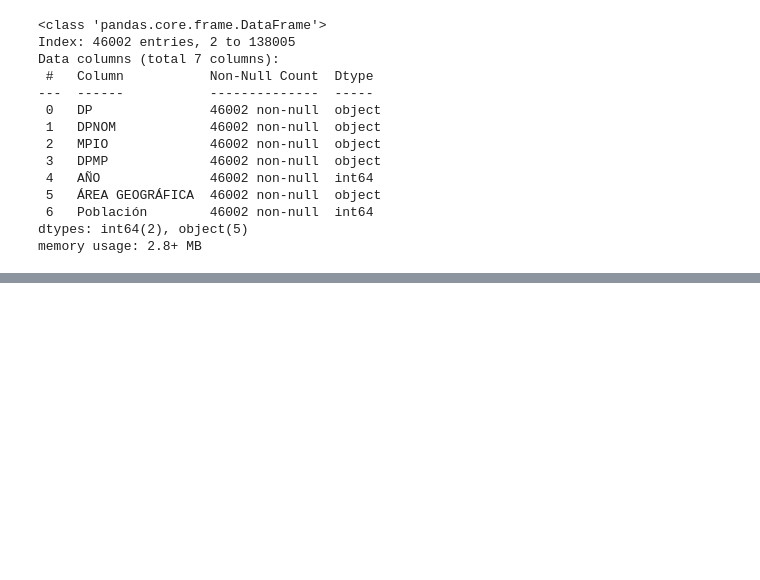
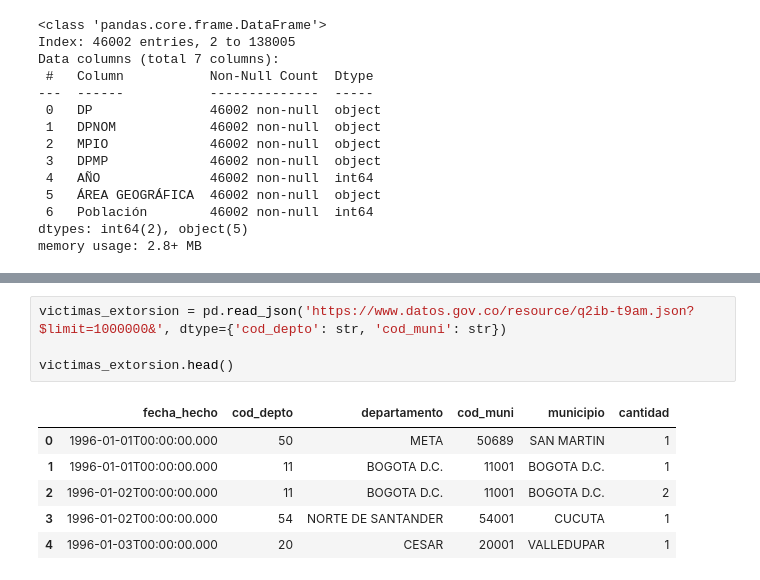
Before and after one commit to SPMINE-2425/repo_jaecheverrys, a Jupyter notebook: Código/exploracion_secuestros.ipynb, the cells around one changed output, grey strips where cells are left out. Cells and saved outputs as stored; diff of their text form; blank space fills up the shorter version.

```diff
--- a/Código/exploracion_secuestros.ipynb
+++ b/Código/exploracion_secuestros.ipynb
@@ -251,0 +301,11 @@ memory usage: 2.8+ MB
+# %%
+victimas_extorsion = pd.read_json('https://www.datos.gov.co/resource/q2ib-t9am.json?$limit=1000000&', dtype={'cod_depto': str, 'cod_muni': str})
+
+victimas_extorsion.head()
+# %% [output]
+|  | fecha_hecho | cod_depto | departamento | cod_muni | municipio | cantidad |
+| 0 | 1996-01-01T00:00:00.000 | 50 | META | 50689 | SAN MARTIN | 1 |
+| 1 | 1996-01-01T00:00:00.000 | 11 | BOGOTA D.C. | 11001 | BOGOTA D.C. | 1 |
+| 2 | 1996-01-02T00:00:00.000 | 11 | BOGOTA D.C. | 11001 | BOGOTA D.C. | 2 |
+| 3 | 1996-01-02T00:00:00.000 | 54 | NORTE DE SANTANDER | 54001 | CUCUTA | 1 |
+| 4 | 1996-01-03T00:00:00.000 | 20 | CESAR | 20001 | VALLEDUPAR | 1 |
```
Also changed, not shown: parts of 13 cells of this notebook.
